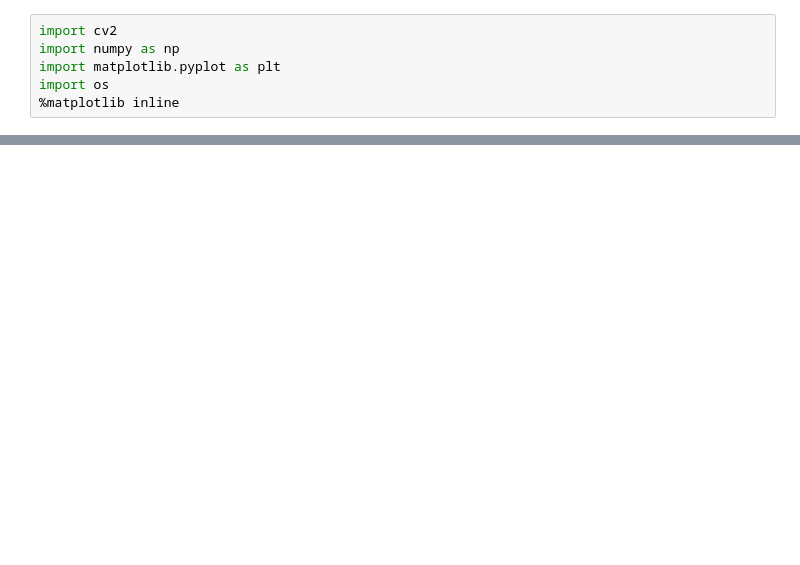
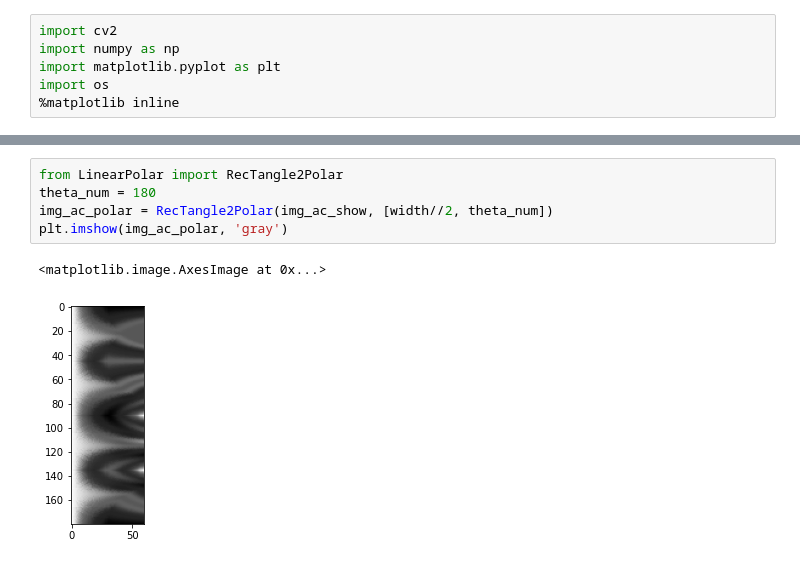
Before and after one commit to alexlib/RiverSurfaceVelocimetry, a Jupyter notebook: FFTMethod.ipynb, the cells around one changed output, grey strips where cells are left out. Saved outputs shown, nothing was run; the diff lists cells and outputs as text; blank space fills up the shorter version.

```diff
--- a/FFTMethod.ipynb
+++ b/FFTMethod.ipynb
@@ -29,0 +44,8 @@ height = img_ac.shape[0]
+# %%
+from LinearPolar import RecTangle2Polar
+theta_num = 180
+img_ac_polar = RecTangle2Polar(img_ac_show, [width//2, theta_num])
+plt.imshow(img_ac_polar, 'gray')
+# %% [output]
+<matplotlib.image.AxesImage at 0x...>
+[figure, added]
```
Also changed, not shown: parts of 7 cells of this notebook, 4 other files.
